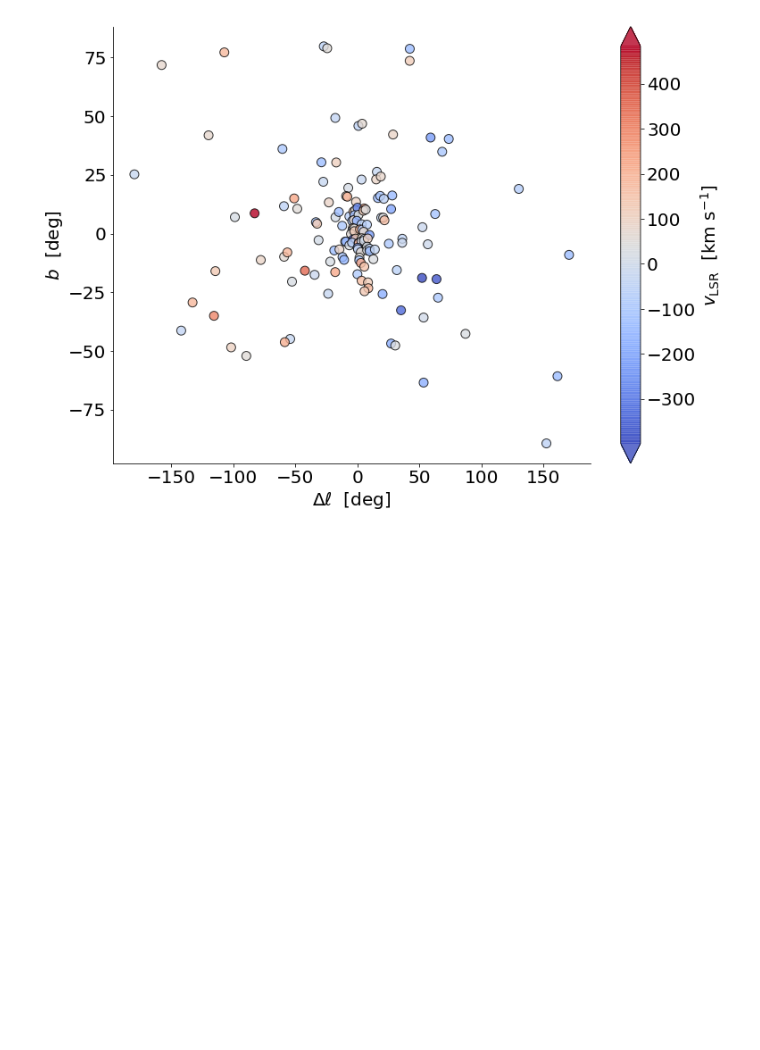
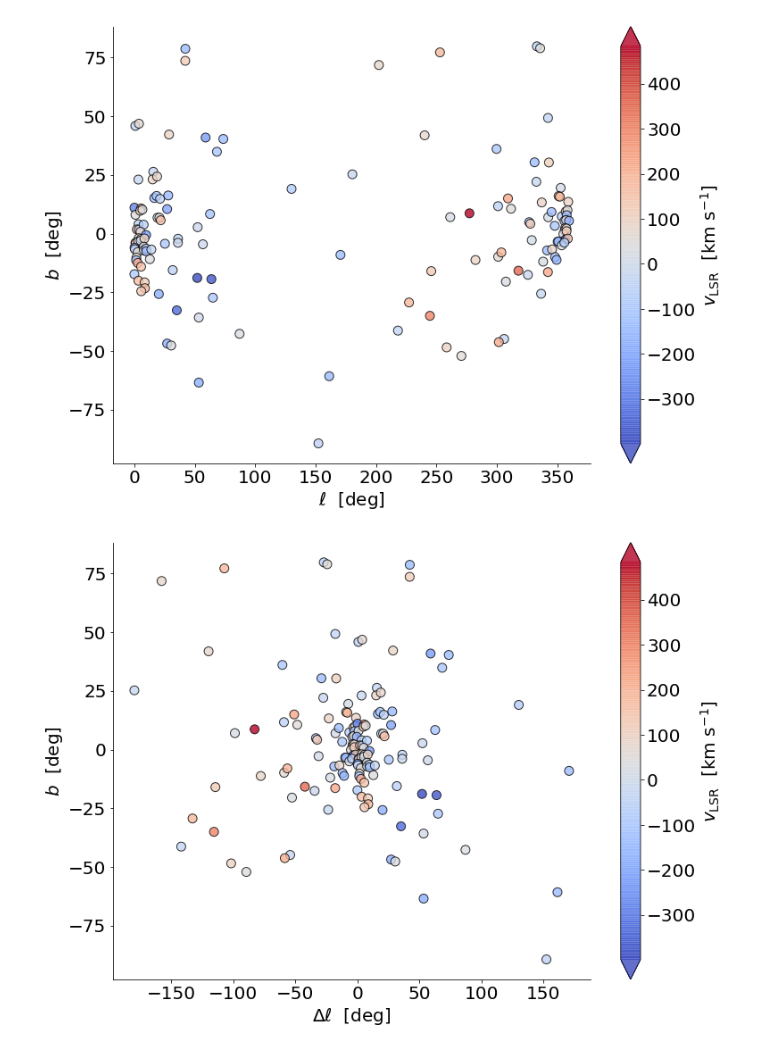
Before and after one commit to ucsc-astro/coffee, a Jupyter notebook: plot_show_and_tell/mwgc_rotation/mwgc_rotation.ipynb, the cells around one changed output. Saved outputs shown, nothing was run; the diff lists cells and outputs as text; code cells hidden in the pictures; blank space fills up the shorter version.

```diff
--- a/plot_show_and_tell/mwgc_rotation/mwgc_rotation.ipynb
+++ b/plot_show_and_tell/mwgc_rotation/mwgc_rotation.ipynb
@@ -22,5 +22,22 @@ ub = feh_df['U-B'].values
 bv = feh_df['B-V'].values
 vr = feh_df['V-R'].values
 vi = feh_df['V-I'].values
+# %%
+plt.scatter(L, B, c=v_LSR, cmap='coolwarm', s=100, alpha=0.8, edgecolor='k')
+
+plt.xlabel("$\ell$  [deg]")
+plt.ylabel("$b$  [deg]")
+cb = plt.colorbar(extend='both')
+cb.set_label("$v_\mathrm{LSR}$  [km s$^{-1}$]")
+
+# for spine removal (less gruesome than it sounds)
+# http://matplotlib.org/examples/ticks_and_spines/spines_demo.html
+ax = plt.gca()
+ax.spines['right'].set_visible(False)
+ax.spines['top'].set_visible(False)
+ax.yaxis.set_ticks_position('left')
+ax.xaxis.set_ticks_position('bottom')
+# %% [output]
+[figure, added]
 # %%
 plt.scatter((L + 180) % 360 - 180, B, c=v_LSR, cmap='coolwarm', s=100, alpha=0.8, edgecolor='k')
```
Also changed, not shown: parts of 3 cells of this notebook.
